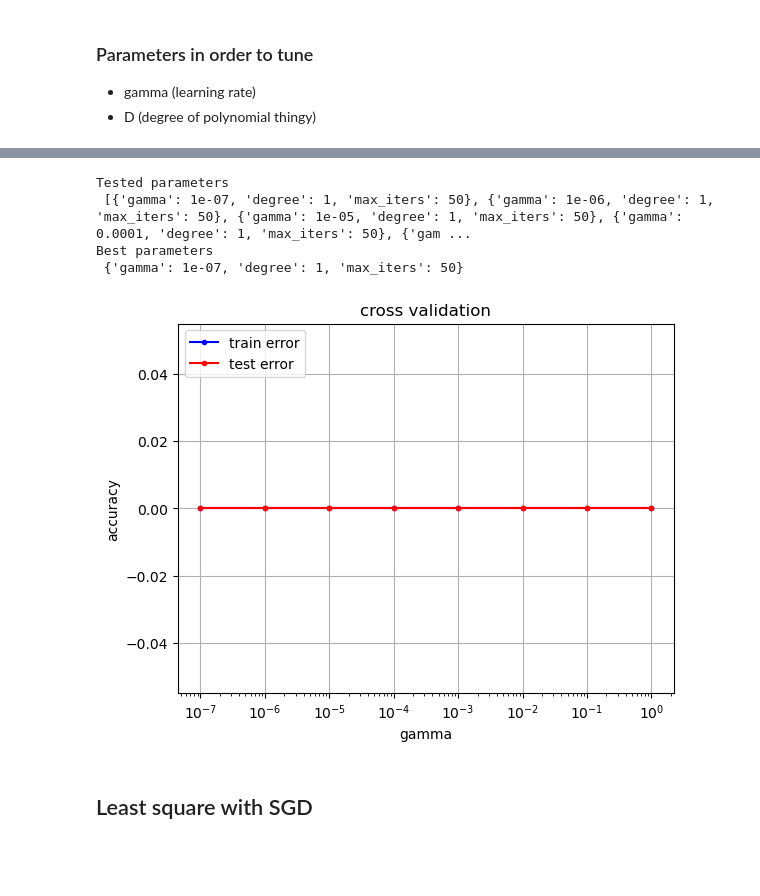
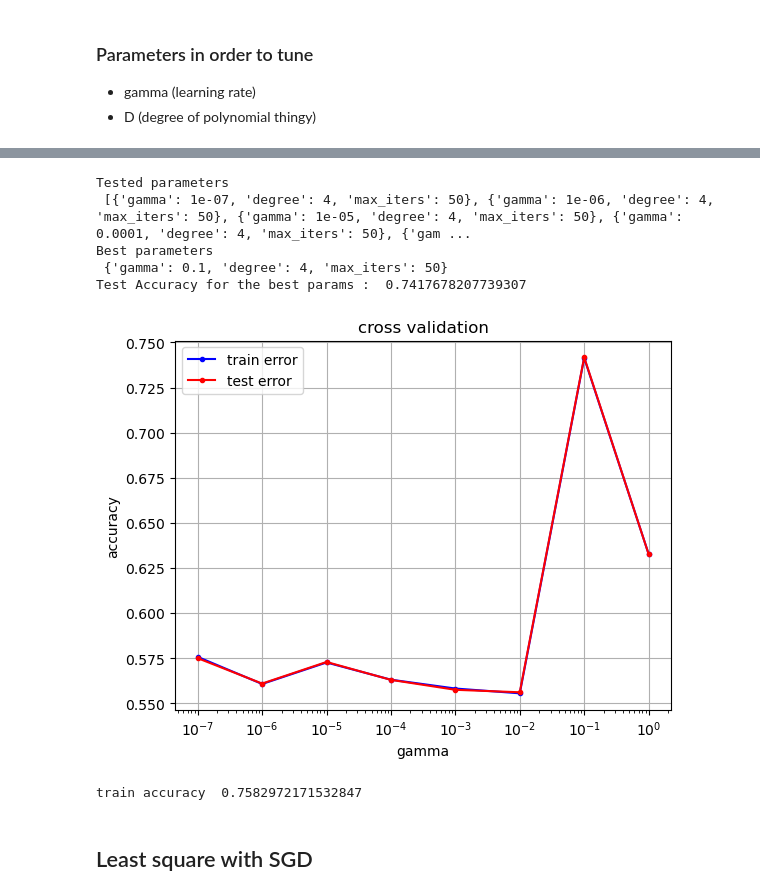
Before and after one commit to Alicia-max/ML--Binary-classification_Higgs-boson-competition, a Jupyter notebook: project/visu.ipynb, the cells around one changed output, grey strips where cells are left out. Drawn from its saved outputs; the diff is of its cells as text; code cells hidden in the pictures; blank space fills up the shorter version.

```diff
--- a/project/visu.ipynb
+++ b/project/visu.ipynb
@@ -81,5 +81,4 @@ for idx in range(tX.shape[1]):
 # %% [markdown]
 # Data Preprocessing
 # %%
-preprocessed_X, preprocessed_y = preprocess_data(tX, y, False)
-preprocessed_X_test, y_test = preprocess_data(tX_test, y_test, True)
+preprocessed_X,preprocessed_X_test, preprocessed_y,  = preprocess_data(tX, tX_test, y)
@@ -159,21 +129,27 @@ KeyboardInterrupt:
 # %%
 method = least_squares_GD
 degree = parameters[idx_best]['degree']
 gammas= np.logspace(-7, 0, 8)
 max_iters = 50
 parameters = []
 for g in gammas:
     parameters.append({'gamma':g, 'degree':degree, 'max_iters':max_iters})
 print('Tested parameters\n', parameters)
-acc_tr_deg, acc_te_deg, idx_best = cross_tunning(preprocessed_y, preprocessed_X,
+acc_tr_gam, acc_te_gam, idx_best = cross_tunning(preprocessed_y, preprocessed_X,
                                          k_fold=k_fold, method=method , parameters=parameters, seed=seed)
 
 
-cross_validation_visualization(gammas, acc_tr_deg, acc_te_deg, 'gamma')
+
+
+cross_validation_visualization(gammas, acc_tr_gam, acc_te_gam, 'gamma')
 print('Best parameters\n', parameters[idx_best])
+
+accuracy_LGD = acc_te_gam[idx_best]
+print('Test Accuracy for the best params : ' , accuracy_LGD)
 # %% [output]
 Tested parameters
- [{'gamma': 1e-07, 'degree': 1, 'max_iters': 50}, {'gamma': 1e-06, 'degree': 1, 'max_iters': 50}, {'gamma': 1e-05, 'degree': 1, 'max_iters': 50}, {'gamma': 0.0001, 'degree': 1, 'max_iters': 50}, {'gam ...
+ [{'gamma': 1e-07, 'degree': 4, 'max_iters': 50}, {'gamma': 1e-06, 'degree': 4, 'max_iters': 50}, {'gamma': 1e-05, 'degree': 4, 'max_iters': 50}, {'gamma': 0.0001, 'degree': 4, 'max_iters': 50}, {'gam ...
 Best parameters
- {'gamma': 1e-07, 'degree': 1, 'max_iters': 50}
+ {'gamma': 0.1, 'degree': 4, 'max_iters': 50}
+Test Accuracy for the best params :  0.7417678207739307
-[figure, old version]
+[figure, new version]
@@ -180,3 +158,7 @@ Best parameters
+# %%
+run(least_squares_GD, degree, parameters[idx_best])
+# %% [output]
+train accuracy  0.7582972171532847
 # %% [markdown]
 ## Least square with SGD
 # %% [markdown]
```
Also changed, not shown: parts of 14 cells of this notebook, 3 other files.
